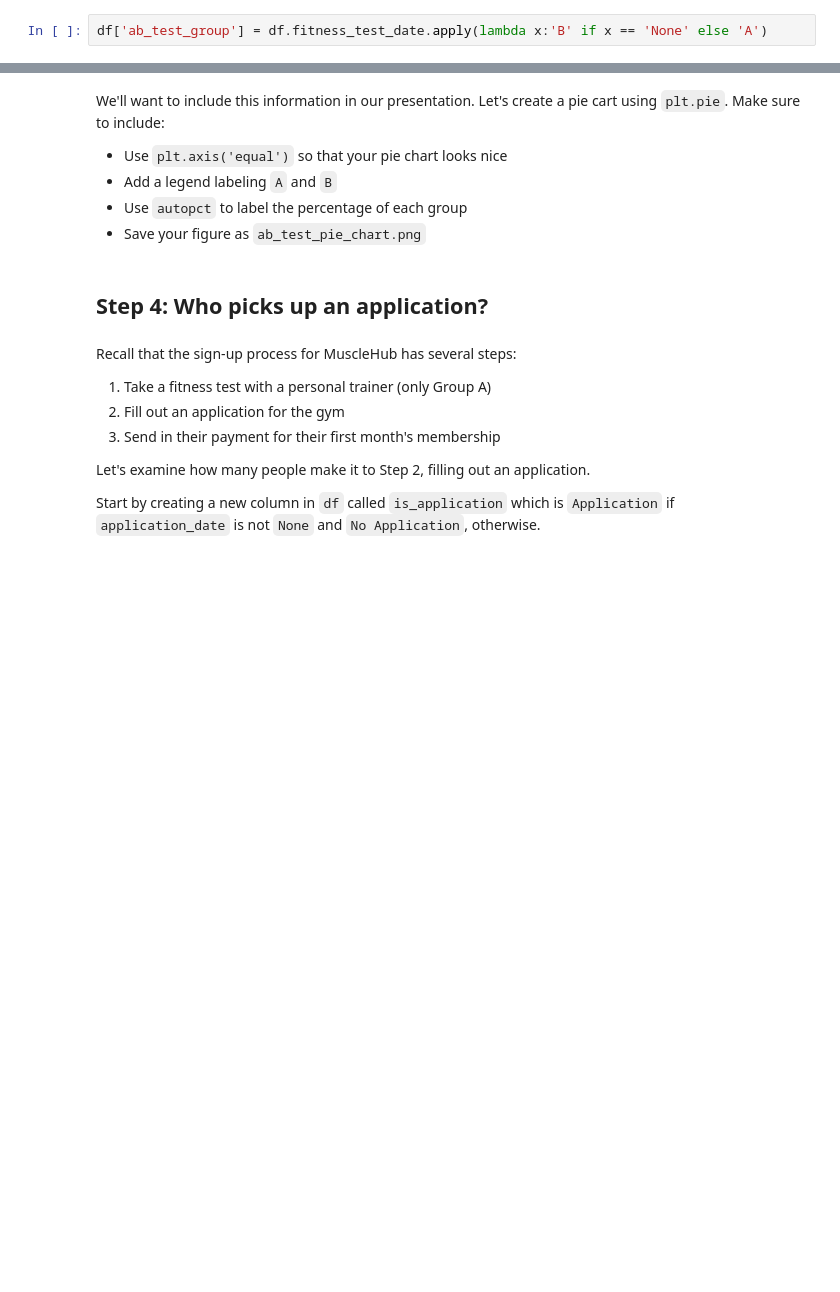
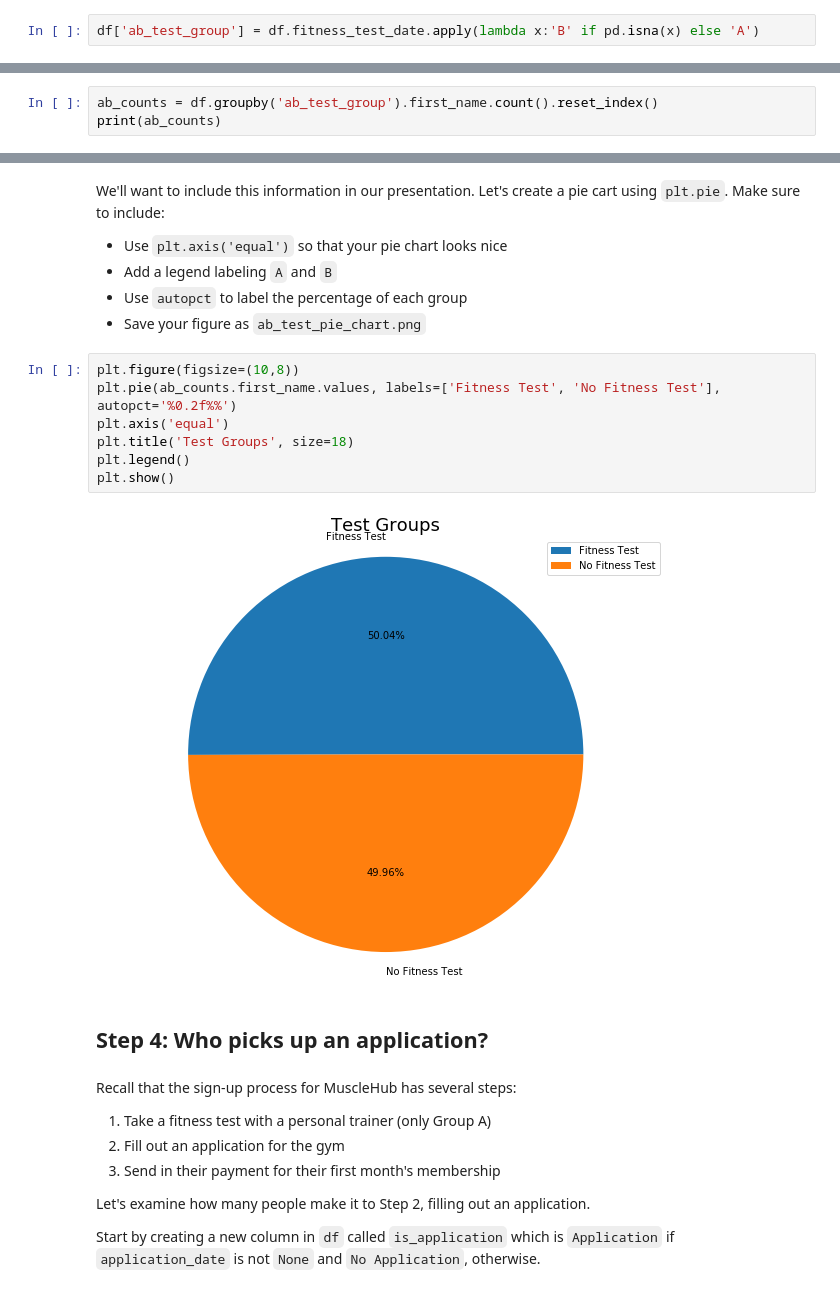
Before and after one commit to altmanmark/musclehub, a Jupyter notebook: musclehub.ipynb, the cells around one changed output, grey strips where cells are left out. Saved outputs shown, nothing was run; the diff lists cells and outputs as text; blank space fills up the shorter version.

```diff
--- a/musclehub.ipynb
+++ b/musclehub.ipynb
@@ -156,4 +156,4 @@ We're going to add some columns to `df` to help us with our analysis.
 
 Start by adding a column called `ab_test_group`.  It should be `A` if `fitness_test_date` is not `None`, and `B` if `fitness_test_date` is `None`.
 # %%
-df['ab_test_group'] = df.fitness_test_date.apply(lambda x:'B' if x == 'None' else 'A')
+df['ab_test_group'] = df.fitness_test_date.apply(lambda x:'B' if pd.isna(x) else 'A')
@@ -163,3 +161,6 @@ NameError: name 'df' is not defined
 Let's do a quick sanity check that Janet split her visitors such that about half are in A and half are in B.
 
 Start by using `groupby` to count how many users are in each `ab_test_group`.  Save the results to `ab_counts`.
+# %%
+ab_counts = df.groupby('ab_test_group').first_name.count().reset_index()
+print(ab_counts)
@@ -169,6 +174,15 @@ We'll want to include this information in our presentation.  Let's create a pie
 - Add a legend labeling `A` and `B`
 - Use `autopct` to label the percentage of each group
 - Save your figure as `ab_test_pie_chart.png`
+# %%
+plt.figure(figsize=(10,8))
+plt.pie(ab_counts.first_name.values, labels=['Fitness Test', 'No Fitness Test'], autopct='%0.2f%%')
+plt.axis('equal')
+plt.title('Test Groups', size=18)
+plt.legend()
+plt.show()
+# %% [output]
+[figure, added]
 # %% [markdown]
 ## Step 4: Who picks up an application?
 # %% [markdown]
```
Also changed, not shown: parts of 7 cells of this notebook, 1 other file.
